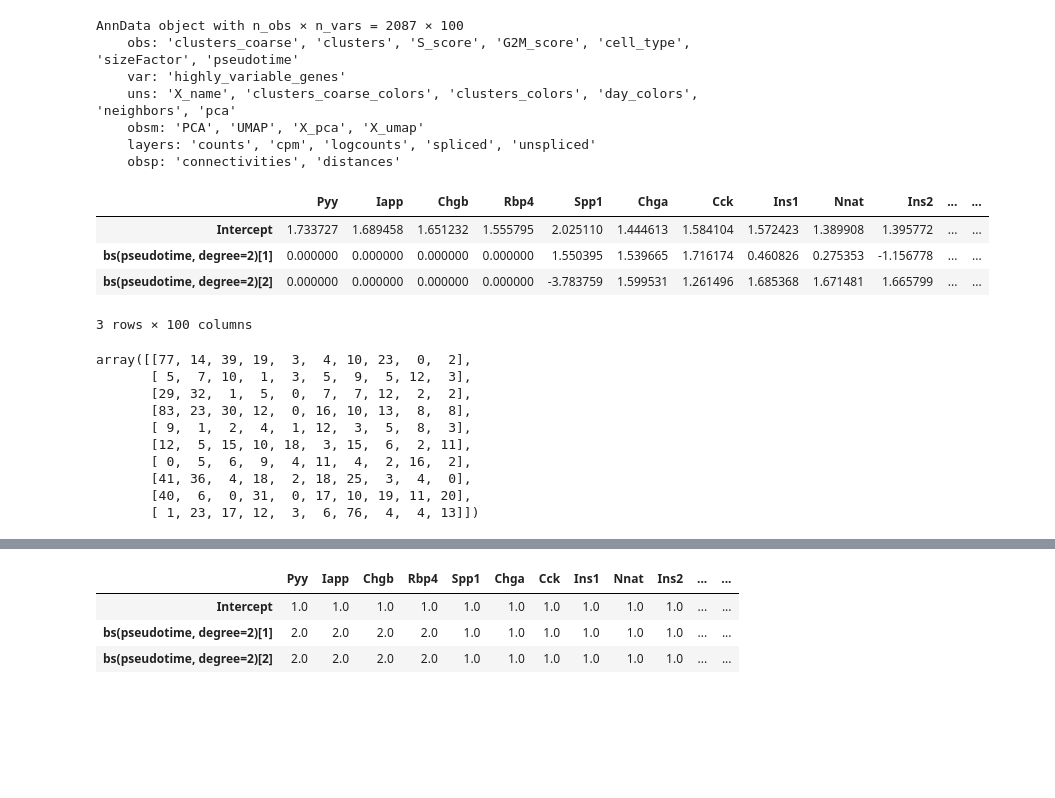
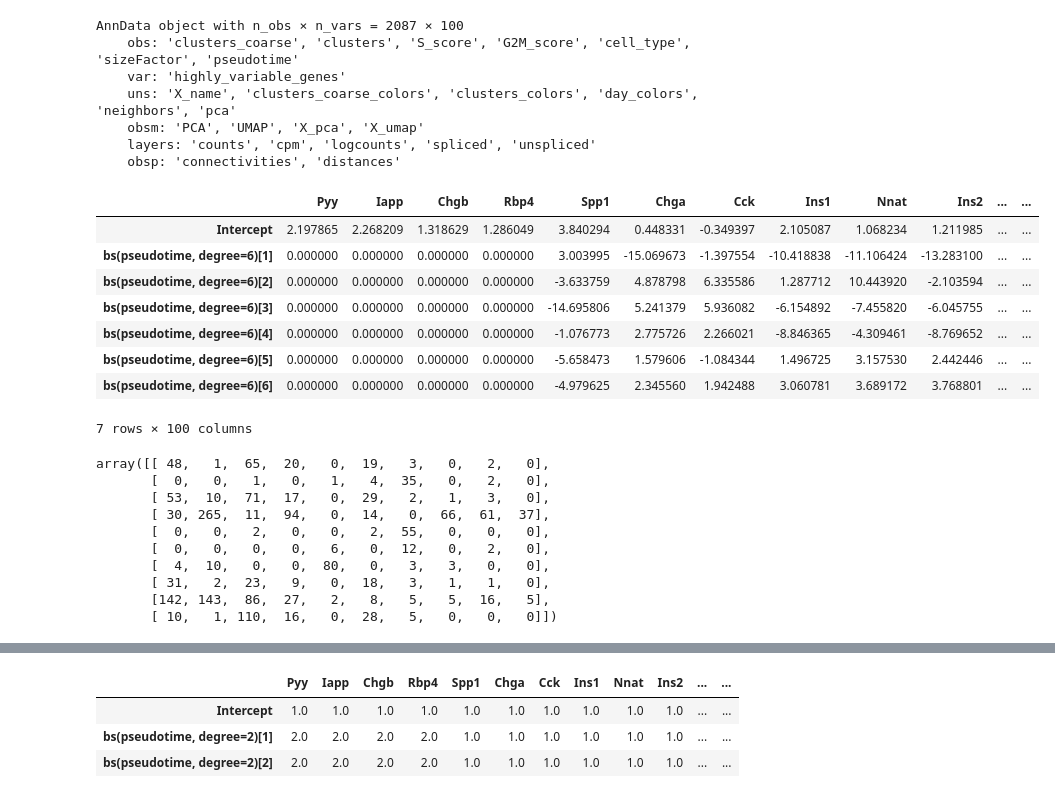
Before and after one commit to krisrs1128/scDesigner, a Jupyter notebook: examples/transform.ipynb, the cells around one changed output, grey strips where cells are left out. Saved outputs shown, nothing was run; the diff lists cells and outputs as text; code cells hidden in the pictures; blank space fills up the shorter version.

```diff
--- a/examples/transform.ipynb
+++ b/examples/transform.ipynb
@@ -22,31 +22,35 @@ AnnData object with n_obs × n_vars = 2087 × 100
 # %%
 from scdesigner.experimental.estimators import negative_binomial_regression
 from scdesigner.experimental.transform import nullify, amplify, data_frame_mask
 
-params = negative_binomial_regression(example_sce, "~ bs(pseudotime, degree=2)", epochs=10)
+params = negative_binomial_regression(example_sce, "~ bs(pseudotime, degree=6)", epochs=100)
 outcomes = example_sce.var_names[:4]
 mask = data_frame_mask(params["coefficient"], ["pseudotime"], outcomes)
 null_params = nullify(params, "coefficient", mask)
 null_params["coefficient"]
 # %% [output]
 |  | Pyy | Iapp | Chgb | Rbp4 | Spp1 | Chga | Cck | Ins1 | Nnat | Ins2 | ... | ... |
-| Intercept | 1.733727 | 1.689458 | 1.651232 | 1.555795 | 2.025110 | 1.444613 | 1.584104 | 1.572423 | 1.389908 | 1.395772 | ... | ... |
-| bs(pseudotime, degree=2)[1] | 0.000000 | 0.000000 | 0.000000 | 0.000000 | 1.550395 | 1.539665 | 1.716174 | 0.460826 | 0.275353 | -1.156778 | ... | ... |
-| bs(pseudotime, degree=2)[2] | 0.000000 | 0.000000 | 0.000000 | 0.000000 | -3.783759 | 1.599531 | 1.261496 | 1.685368 | 1.671481 | 1.665799 | ... | ... |
+| Intercept | 2.197865 | 2.268209 | 1.318629 | 1.286049 | 3.840294 | 0.448331 | -0.349397 | 2.105087 | 1.068234 | 1.211985 | ... | ... |
+| bs(pseudotime, degree=6)[1] | 0.000000 | 0.000000 | 0.000000 | 0.000000 | 3.003995 | -15.069673 | -1.397554 | -10.418838 | -11.106424 | -13.283100 | ... | ... |
+| bs(pseudotime, degree=6)[2] | 0.000000 | 0.000000 | 0.000000 | 0.000000 | -3.633759 | 4.878798 | 6.335586 | 1.287712 | 10.443920 | -2.103594 | ... | ... |
+| bs(pseudotime, degree=6)[3] | 0.000000 | 0.000000 | 0.000000 | 0.000000 | -14.695806 | 5.241379 | 5.936082 | -6.154892 | -7.455820 | -6.045755 | ... | ... |
+| bs(pseudotime, degree=6)[4] | 0.000000 | 0.000000 | 0.000000 | 0.000000 | -1.076773 | 2.775726 | 2.266021 | -8.846365 | -4.309461 | -8.769652 | ... | ... |
+| bs(pseudotime, degree=6)[5] | 0.000000 | 0.000000 | 0.000000 | 0.000000 | -5.658473 | 1.579606 | -1.084344 | 1.496725 | 3.157530 | 2.442446 | ... | ... |
+| bs(pseudotime, degree=6)[6] | 0.000000 | 0.000000 | 0.000000 | 0.000000 | -4.979625 | 2.345560 | 1.942488 | 3.060781 | 3.689172 | 3.768801 | ... | ... |
-3 rows × 100 columns
+7 rows × 100 columns
 # %%
 from scdesigner.experimental.samplers import negative_binomial_regression_sample
 
-samples = negative_binomial_regression_sample(params, example_sce.obs, "~ bs(pseudotime, degree=2)")
+samples = negative_binomial_regression_sample(params, example_sce.obs, "~ bs(pseudotime, degree=6)")
 samples.X[:10, :10]
 # %% [output]
-array([[77, 14, 39, 19,  3,  4, 10, 23,  0,  2],
-       [ 5,  7, 10,  1,  3,  5,  9,  5, 12,  3],
-       [29, 32,  1,  5,  0,  7,  7, 12,  2,  2],
-       [83, 23, 30, 12,  0, 16, 10, 13,  8,  8],
-       [ 9,  1,  2,  4,  1, 12,  3,  5,  8,  3],
-       [12,  5, 15, 10, 18,  3, 15,  6,  2, 11],
-       [ 0,  5,  6,  9,  4, 11,  4,  2, 16,  2],
-       [41, 36,  4, 18,  2, 18, 25,  3,  4,  0],
-       [40,  6,  0, 31,  0, 17, 10, 19, 11, 20],
-       [ 1, 23, 17, 12,  3,  6, 76,  4,  4, 13]])
+array([[ 48,   1,  65,  20,   0,  19,   3,   0,   2,   0],
+       [  0,   0,   1,   0,   1,   4,  35,   0,   2,   0],
+       [ 53,  10,  71,  17,   0,  29,   2,   1,   3,   0],
+       [ 30, 265,  11,  94,   0,  14,   0,  66,  61,  37],
+       [  0,   0,   2,   0,   0,   2,  55,   0,   0,   0],
+       [  0,   0,   0,   0,   6,   0,  12,   0,   2,   0],
+       [  4,  10,   0,   0,  80,   0,   3,   3,   0,   0],
+       [ 31,   2,  23,   9,   0,  18,   3,   1,   1,   0],
+       [142, 143,  86,  27,   2,   8,   5,   5,  16,   5],
+       [ 10,   1, 110,  16,   0,  28,   5,   0,   0,   0]])
```
Also changed, not shown: parts of 3 cells of this notebook.
